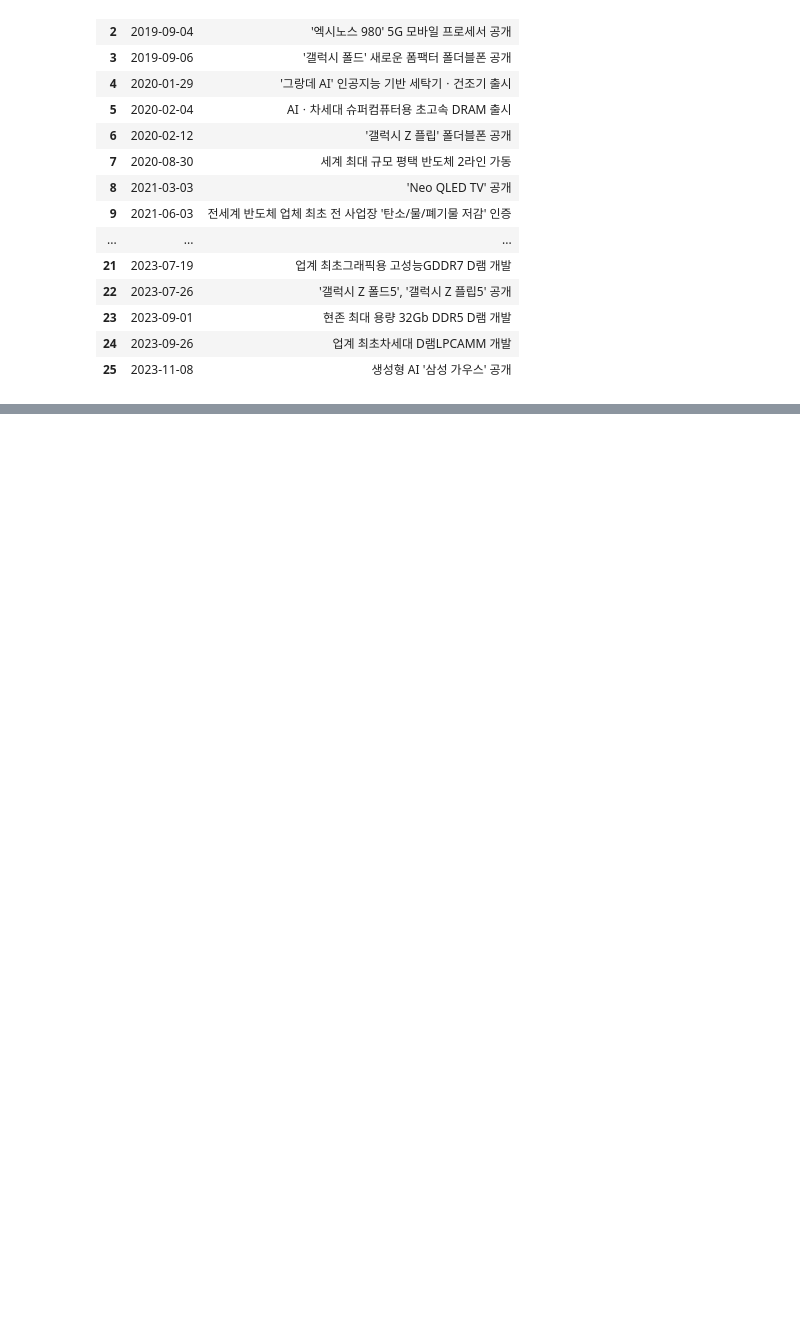
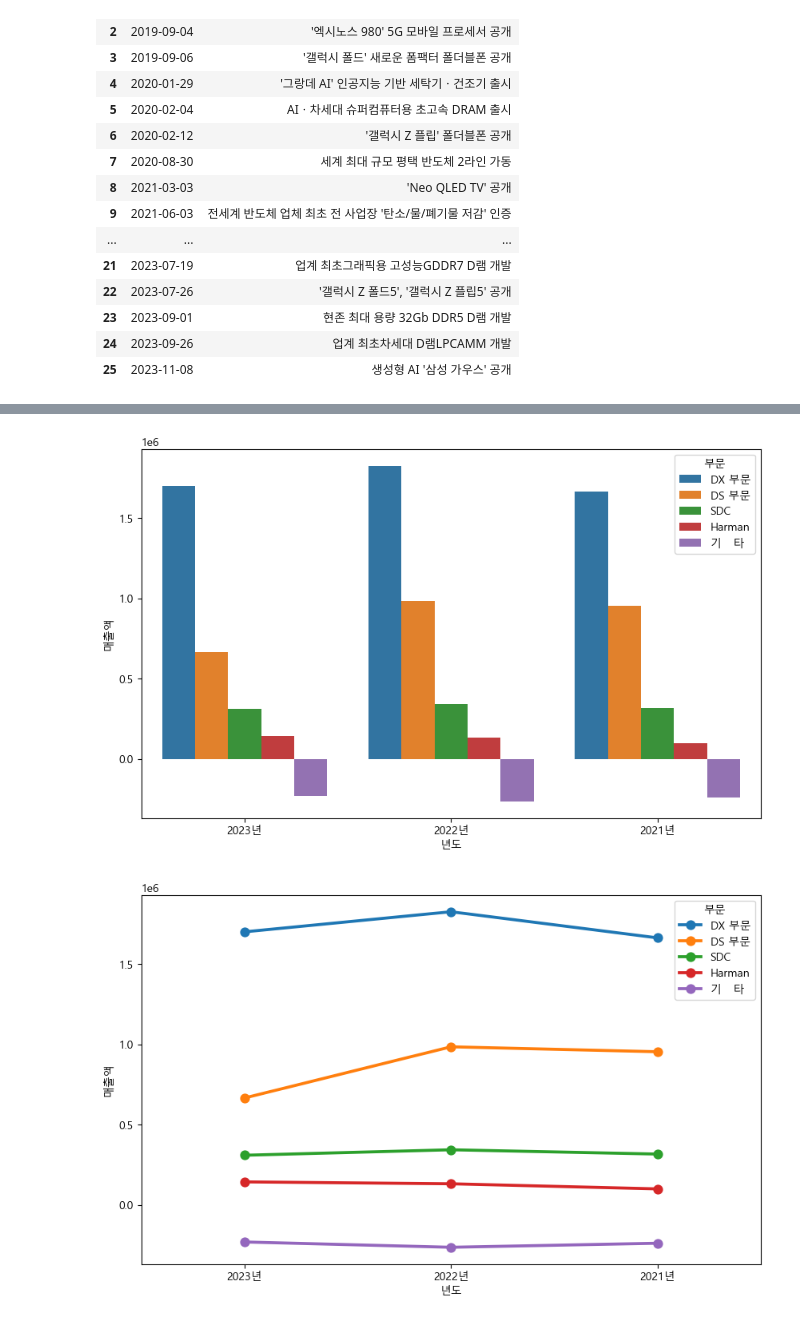
Before and after one commit to twoside-EDA/company_analyze, a Jupyter notebook: datacrwaling/samsung/preprocess.ipynb, the cells around one changed output, grey strips where cells are left out. Drawn from its saved outputs; the diff is of its cells as text; code cells hidden in the pictures; blank space fills up the shorter version.

```diff
--- a/datacrwaling/samsung/preprocess.ipynb
+++ b/datacrwaling/samsung/preprocess.ipynb
@@ -381,0 +386,4 @@ plt.show()
+# %%
+sale_prices = []
+for i in range(1, 10):
+    sale_prices.append(pd.read_csv(f'data/4. 매출 및 수주상황({i}).csv'))
@@ -381,0 +401,17 @@ plt.show()
+# %%
+## 전처리 코드
+data = []
+
+keys = sale_prices[0].keys()
+for idx, row in sale_prices[0].iterrows():
+    sector = row[keys[0]]
+
+    sale_55 = int(re.sub(r",", "", re.sub(r"△", "-", row[keys[3]])))
+    sale_54 = int(re.sub(r",", "", re.sub(r"△", "-", row[keys[4]])))
+    sale_53 = int(re.sub(r",", "", re.sub(r"△", "-", row[keys[5]])))
+
+    data.append({"부문" : sector, "2023년" : sale_55, "2022년" : sale_54, "2021년" : sale_53})
+
+sale_by_sector_df = pd.DataFrame(data)
+sale_by_sector_df.to_csv('preprocessed_data/csv/sale_by_sector.csv')
+sale_by_sector_df
@@ -381,0 +426,4 @@ plt.show()
+# %%
+# 데이터프레임을 재구성하여 seaborn을 이용해 시각화하기 위해 melt() 함수 사용
+sale_by_sector_df_melted = sale_by_sector_df[:-1].melt(id_vars='부문', var_name='년도', value_name='매출액')
+sale_by_sector_df_melted
@@ -381,0 +447,17 @@ plt.show()
+# %%
+
+# 부문별 매출액 시각화
+plt.figure(figsize=(10, 6))
+sns.barplot(data=sale_by_sector_df_melted, x='년도', y='매출액', hue='부문')
+
+plt.figure(figsize=(10, 6))
+sns.pointplot(data=sale_by_sector_df_melted, x='년도', y='매출액', hue='부문')
+
+# 범례 추가
+plt.legend(title='부문')
+
+# 그래프 출력
+plt.show()
+# %% [output]
+[figure, added]
+[figure, added]
```
Also changed, not shown: parts of 17 cells of this notebook, 6 other files.
